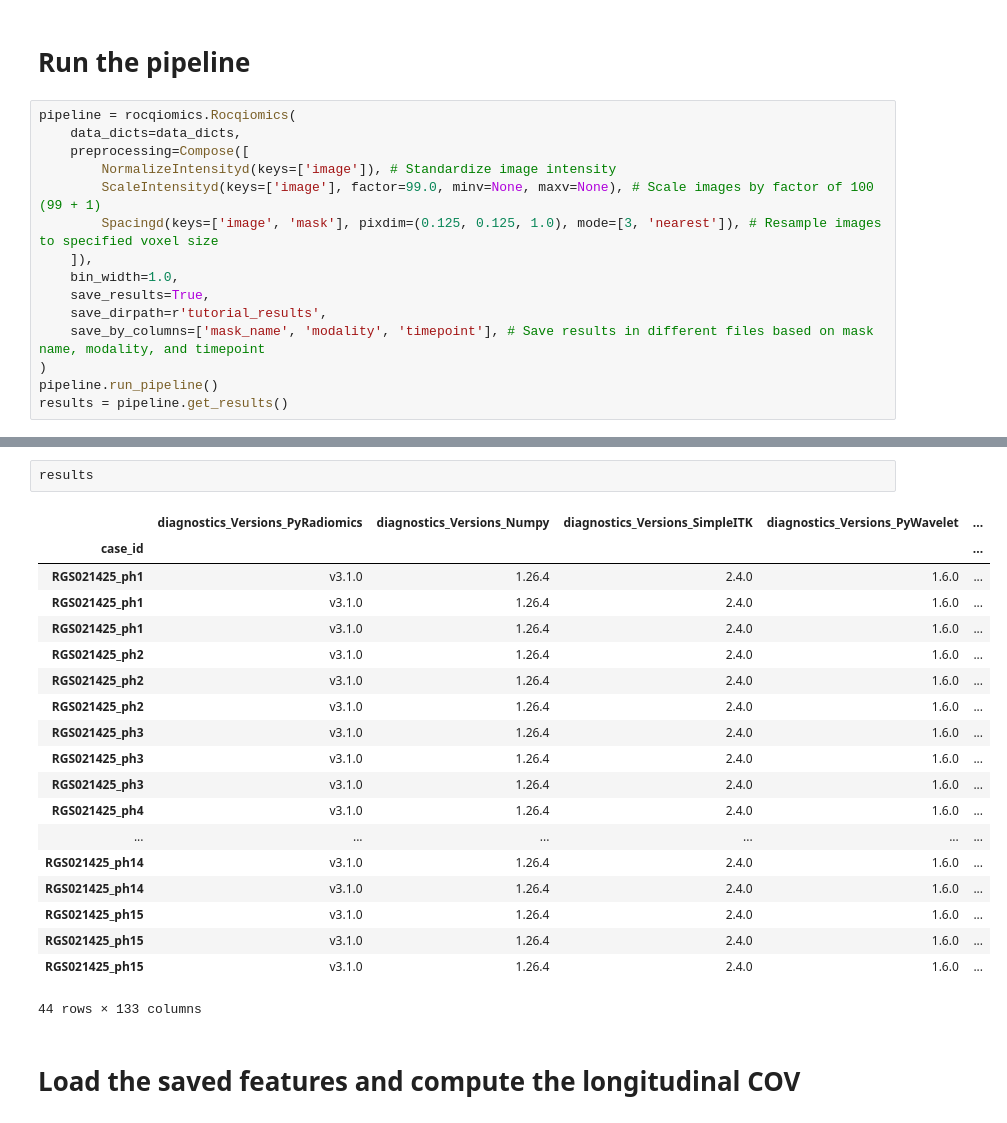
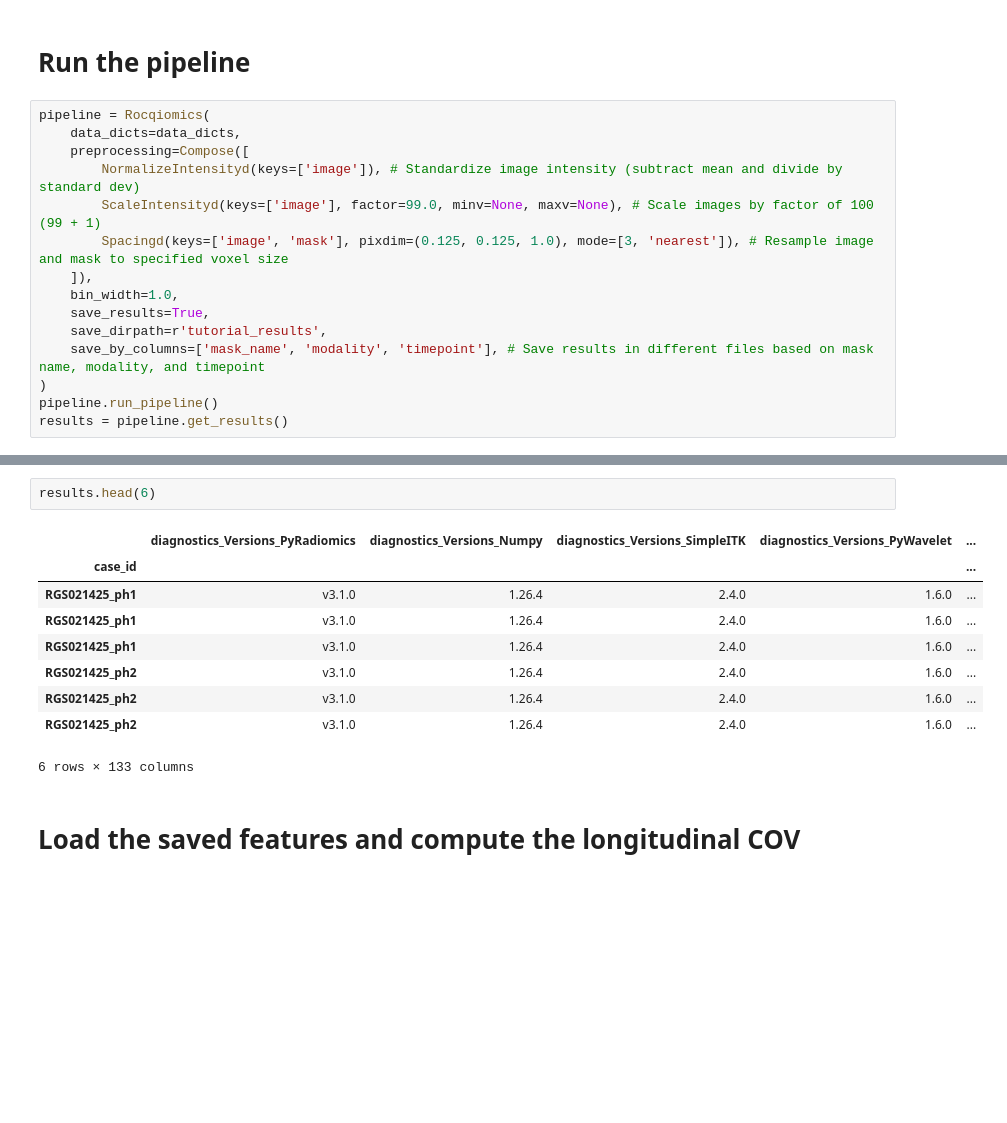
Before and after one commit to iamrjgs/rocqiomics, a Jupyter notebook: tutorial/tutorial.ipynb, the cells around one changed output, grey strips where cells are left out. Saved outputs shown, nothing was run; the diff lists cells and outputs as text; blank space fills up the shorter version.

```diff
--- a/tutorial.ipynb
+++ b/tutorial/tutorial.ipynb
@@ -36,12 +36,12 @@ data_dicts[0]
 # %% [markdown]
 # Run the pipeline
 # %%
-pipeline = rocqiomics.Rocqiomics(
+pipeline = Rocqiomics(
     data_dicts=data_dicts,
     preprocessing=Compose([
-        NormalizeIntensityd(keys=['image']), # Standardize image intensity
+        NormalizeIntensityd(keys=['image']), # Standardize image intensity (subtract mean and divide by standard dev)
         ScaleIntensityd(keys=['image'], factor=99.0, minv=None, maxv=None), # Scale images by factor of 100 (99 + 1)
-        Spacingd(keys=['image', 'mask'], pixdim=(0.125, 0.125, 1.0), mode=[3, 'nearest']), # Resample images to specified voxel size
+        Spacingd(keys=['image', 'mask'], pixdim=(0.125, 0.125, 1.0), mode=[3, 'nearest']), # Resample image and mask to specified voxel size
     ]),
     bin_width=1.0,
     save_results=True,
@@ -69,27 +69,17 @@ Rocqiomics INFO:         Results saved to tutorial_results\d1_T2_Snickers_Ricard
 Rocqiomics INFO:         Results saved to tutorial_results\d5_T2_Snickers_Ricardo.xlsx
 Rocqiomics INFO:         Results saved to tutorial_results\d8_T2_Snickers_Ricardo.xlsx
 # %%
-results
+results.head(6)
 # %% [output]
 |  | diagnostics_Versions_PyRadiomics | diagnostics_Versions_Numpy | diagnostics_Versions_SimpleITK | diagnostics_Versions_PyWavelet | ... |
 | case_id |  |  |  |  | ... |
 | RGS021425_ph1 | v3.1.0 | 1.26.4 | 2.4.0 | 1.6.0 | ... |
 | RGS021425_ph1 | v3.1.0 | 1.26.4 | 2.4.0 | 1.6.0 | ... |
 | RGS021425_ph1 | v3.1.0 | 1.26.4 | 2.4.0 | 1.6.0 | ... |
 | RGS021425_ph2 | v3.1.0 | 1.26.4 | 2.4.0 | 1.6.0 | ... |
 | RGS021425_ph2 | v3.1.0 | 1.26.4 | 2.4.0 | 1.6.0 | ... |
 | RGS021425_ph2 | v3.1.0 | 1.26.4 | 2.4.0 | 1.6.0 | ... |
-| RGS021425_ph3 | v3.1.0 | 1.26.4 | 2.4.0 | 1.6.0 | ... |
-| RGS021425_ph3 | v3.1.0 | 1.26.4 | 2.4.0 | 1.6.0 | ... |
-| RGS021425_ph3 | v3.1.0 | 1.26.4 | 2.4.0 | 1.6.0 | ... |
-| RGS021425_ph4 | v3.1.0 | 1.26.4 | 2.4.0 | 1.6.0 | ... |
-| ... | ... | ... | ... | ... | ... |
-| RGS021425_ph14 | v3.1.0 | 1.26.4 | 2.4.0 | 1.6.0 | ... |
-| RGS021425_ph14 | v3.1.0 | 1.26.4 | 2.4.0 | 1.6.0 | ... |
-| RGS021425_ph15 | v3.1.0 | 1.26.4 | 2.4.0 | 1.6.0 | ... |
-| RGS021425_ph15 | v3.1.0 | 1.26.4 | 2.4.0 | 1.6.0 | ... |
-| RGS021425_ph15 | v3.1.0 | 1.26.4 | 2.4.0 | 1.6.0 | ... |
-44 rows × 133 columns
+6 rows × 133 columns
 # %% [markdown]
 # Load the saved features and compute the longitudinal COV
 # %%
```
Also changed, not shown: parts of 4 cells of this notebook, 17 other files.
